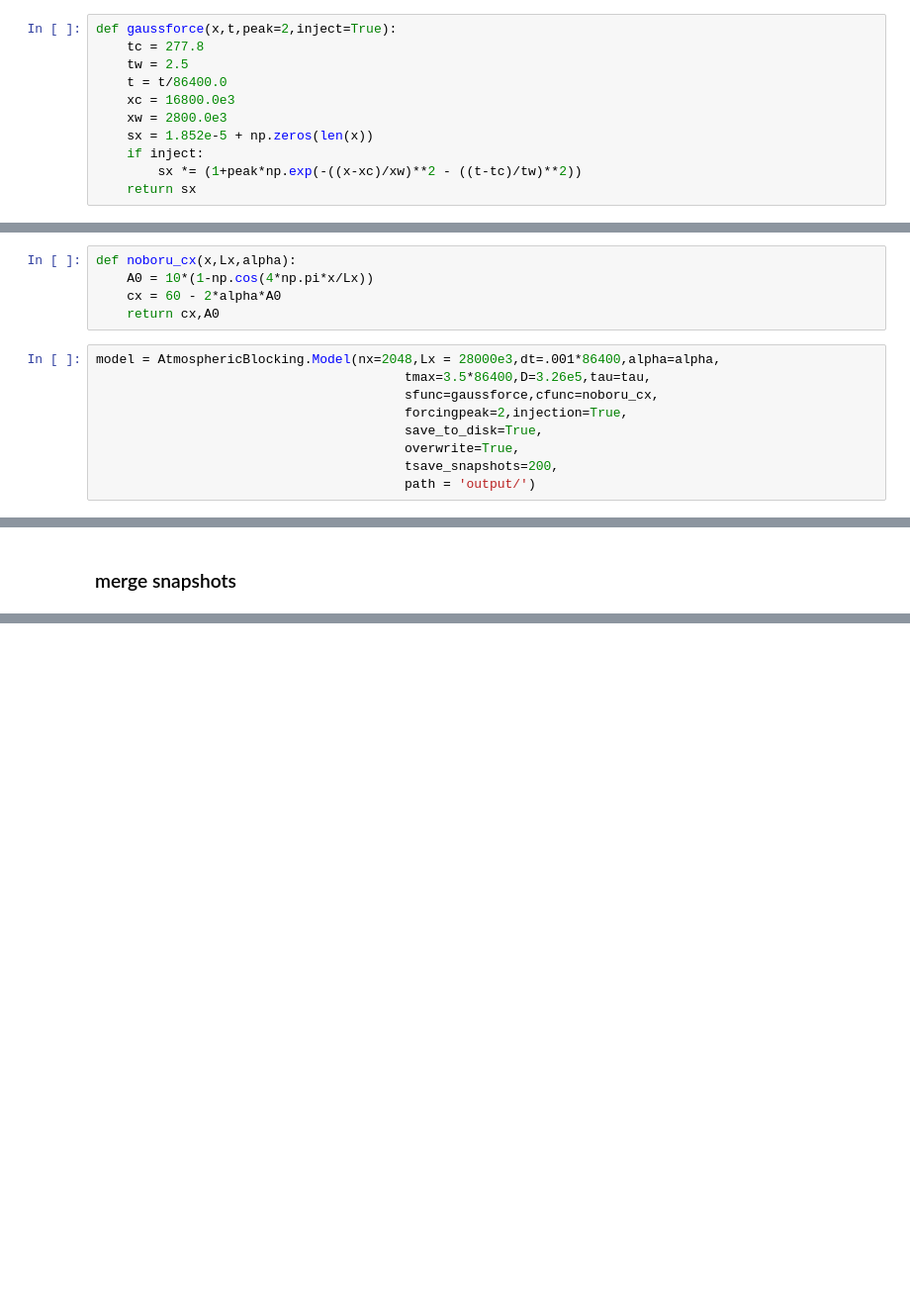
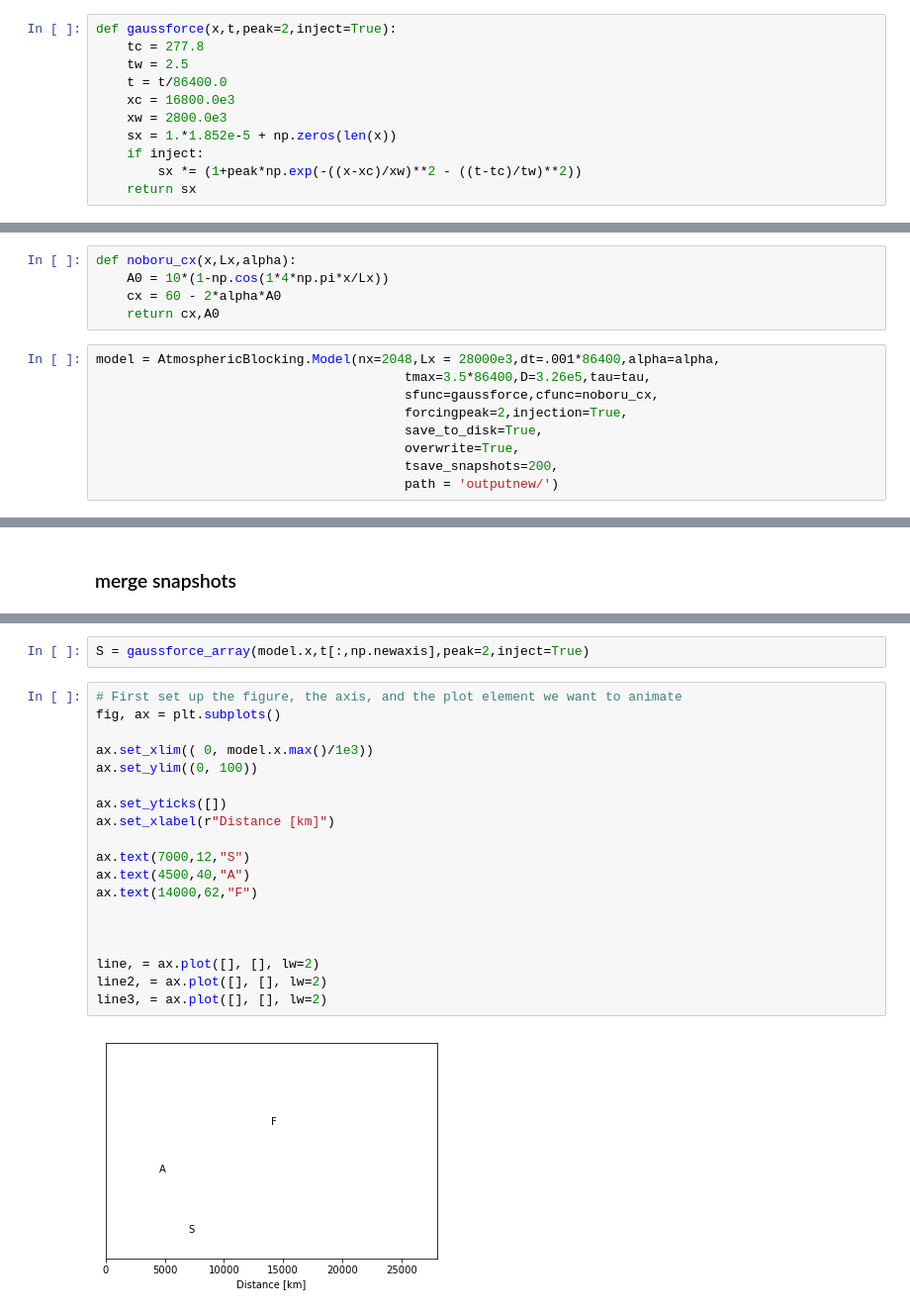
Before and after one commit to sjsmith757/rossby-blocking, a Jupyter notebook: runsave.ipynb, the cells around one changed output, grey strips where cells are left out. Shown at 99% size. Drawn from its saved outputs; the diff is of its cells as text; blank space fills up the shorter version.

```diff
--- a/runsave.ipynb
+++ b/runsave.ipynb
@@ -15,7 +18,7 @@ def gaussforce(x,t,peak=2,inject=True):
     t = t/86400.0
     xc = 16800.0e3
     xw = 2800.0e3
-    sx = 1.852e-5 + np.zeros(len(x))
+    sx = 1.*1.852e-5 + np.zeros(len(x))
     if inject:
         sx *= (1+peak*np.exp(-((x-xc)/xw)**2 - ((t-tc)/tw)**2))
     return sx
@@ -33,7 +36,7 @@ def xsinforce(x,t,peak=None,inject=None):
     return sx
 # %%
 def noboru_cx(x,Lx,alpha):
-    A0 = 10*(1-np.cos(4*np.pi*x/Lx))
+    A0 = 10*(1-np.cos(1*4*np.pi*x/Lx))
     cx = 60 - 2*alpha*A0
     return cx,A0
 # %%
@@ -44,7 +47,7 @@ model = AtmosphericBlocking.Model(nx=2048,Lx = 28000e3,dt=.001*86400,alpha=alpha
                                         save_to_disk=True,
                                         overwrite=True,
                                         tsave_snapshots=200,
-                                        path = 'output/')
+                                        path = 'outputnew/')
 # %% [markdown]
 ## run the model
 # %%
@@ -77,0 +96,23 @@ t = np.array(t)
+# %%
+S = gaussforce_array(model.x,t[:,np.newaxis],peak=2,inject=True)
+# %%
+# First set up the figure, the axis, and the plot element we want to animate
+fig, ax = plt.subplots()
+
+ax.set_xlim(( 0, model.x.max()/1e3))
+ax.set_ylim((0, 100))
+
+ax.set_yticks([])
+ax.set_xlabel(r"Distance [km]")
+
+ax.text(7000,12,"S")
+ax.text(4500,40,"A")
+ax.text(14000,62,"F")
+
+
+
+line, = ax.plot([], [], lw=2)
+line2, = ax.plot([], [], lw=2)
+line3, = ax.plot([], [], lw=2)
+# %% [output]
+[figure, added]
```
Also changed, not shown: parts of 15 cells of this notebook.
